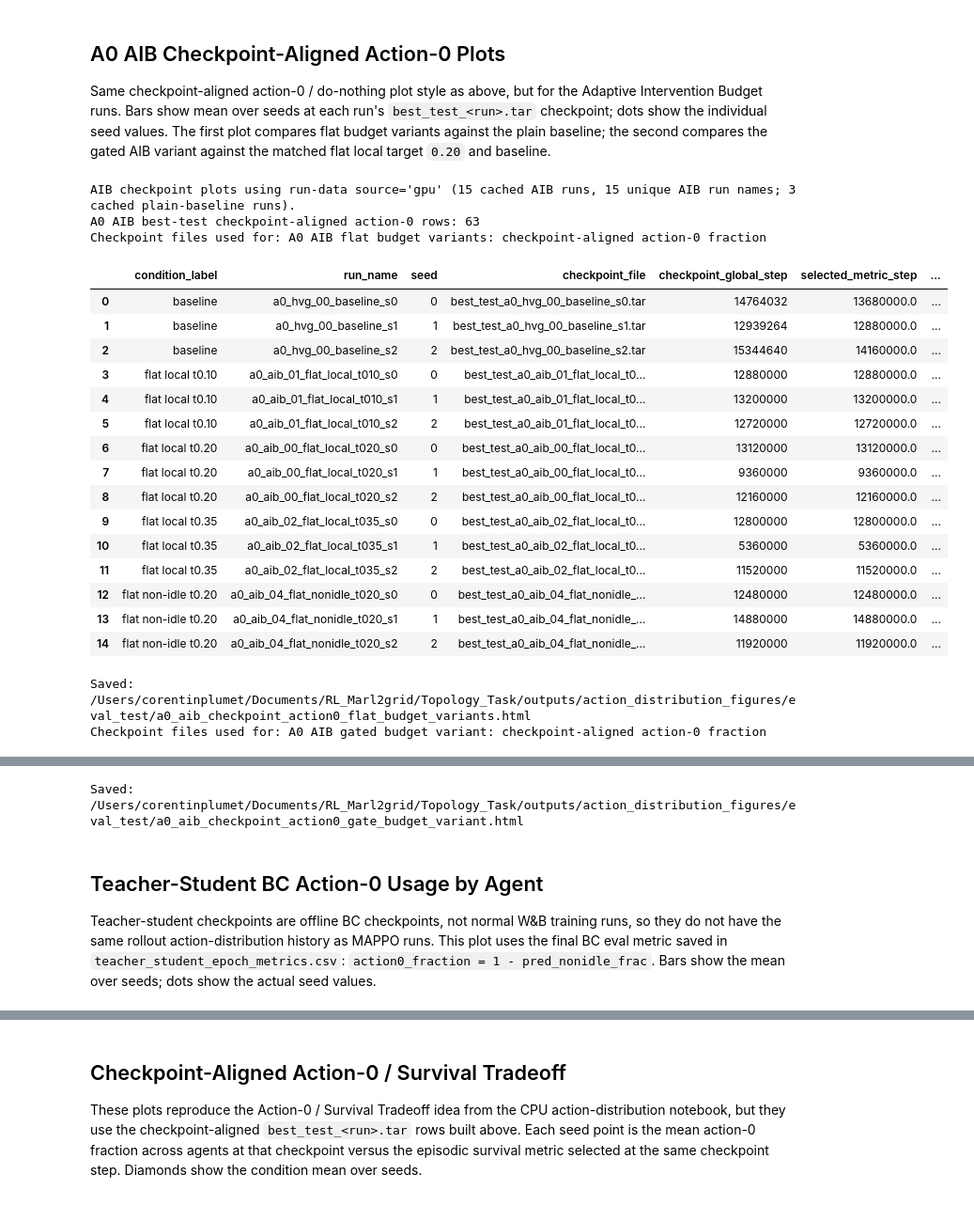
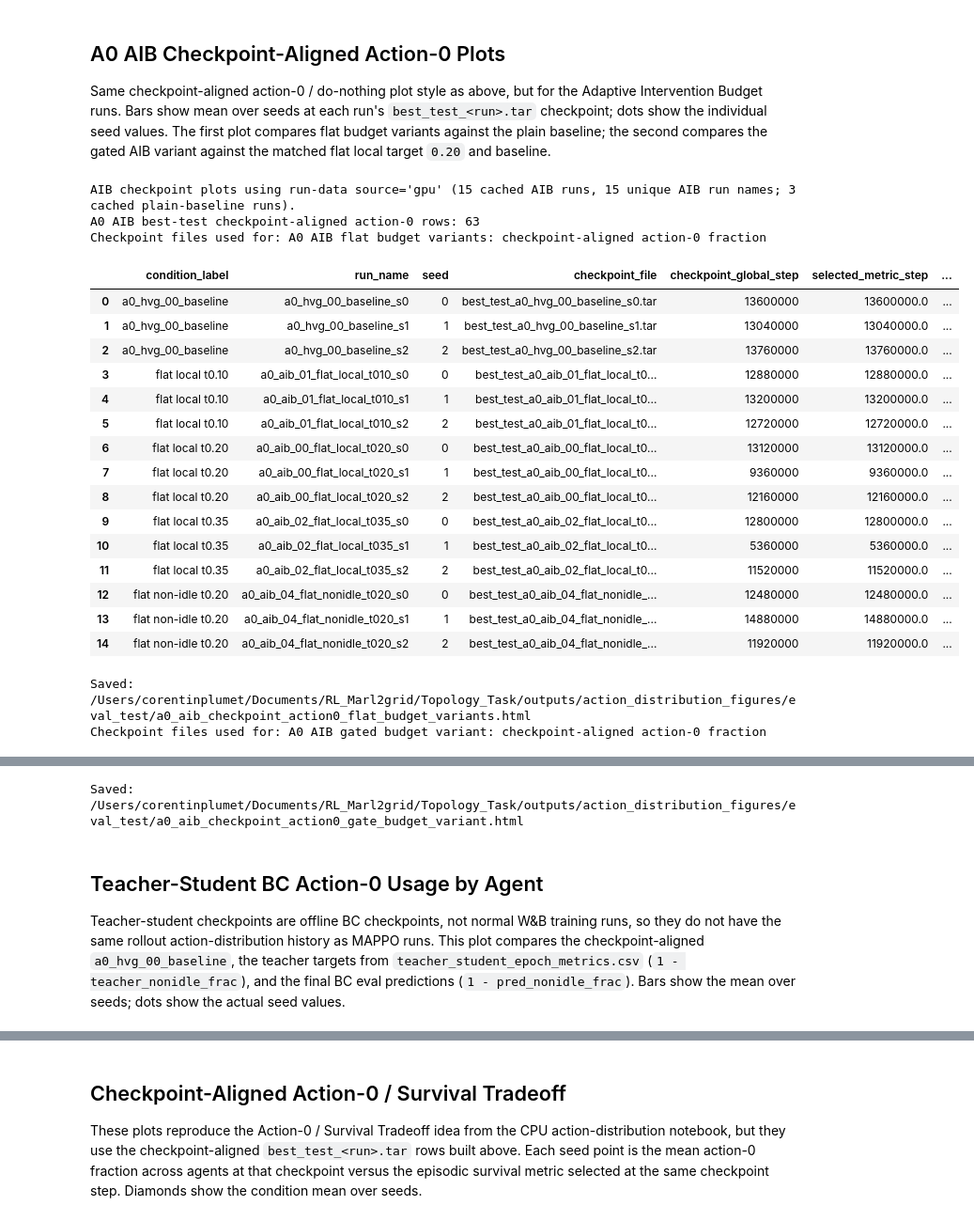
Before and after one commit to corentinplumet/RL_Marl2grid, a Jupyter notebook: Topology_Task/analysis/metrics/notebooks/action_distribution/a0_full_test_checkpoint_action_distribution_plots.ipynb, the cells around one changed output, grey strips where cells are left out. Shown at 94% size. Saved outputs shown, nothing was run; the diff lists cells and outputs as text; code cells hidden in the pictures.

```diff
--- a/Topology_Task/analysis/metrics/notebooks/action_distribution/a0_full_test_checkpoint_action_distribution_plots.ipynb
+++ b/Topology_Task/analysis/metrics/notebooks/action_distribution/a0_full_test_checkpoint_action_distribution_plots.ipynb
@@ -511,7 +512,7 @@ else:
 
     baseline_action0_seed_average_audit = _display_checkpoint_audit(
         seed_average_source,
-        title="A0 HVG baseline: mean action 0 / do-nothing usage over seeds at best-test checkpoints",
+        title=f"A0 HVG {A0_HVG_BASELINE_LABEL}: mean action 0 / do-nothing usage over seeds at best-test checkpoints",
     )
 
     fig_a0_hvg_baseline_action0_seed_average = px.bar(
@@ -534,7 +535,7 @@ else:
             "agent": "agent",
             "mean_action0_fraction": "mean action 0 / do-nothing fraction",
         },
-        title="A0_baseline: mean action 0 / do-nothing usage over seeds at best-test checkpoints",
+        title=f"A0 {A0_HVG_BASELINE_LABEL}: mean action 0 / do-nothing usage over seeds at best-test checkpoints",
     )
     for seed, seed_data in seed_average_source.sort_values(["seed", "agent"]).groupby("seed", sort=True):
         fig_a0_hvg_baseline_action0_seed_average.add_trace(
@@ -1046,9 +1047,15 @@ Same checkpoint-aligned action-0 / do-nothing plot style as above, but for the S
 # %%
 A0_SPARSE16_CHECKPOINT_VARIANTS = [
     {
-        "family": "a0_sparse16_flat_p000",
-        "label": "flat p0.000",
+        "family": "a0_hvg_00_baseline",
+        "label": A0_HVG_BASELINE_LABEL,
         "plot_group": "flat",
+        "order": 0,
+    },
+    {
+        "family": "a0_hvg_00_baseline",
+        "label": A0_HVG_BASELINE_LABEL,
+        "plot_group": "gated",
         "order": 0,
     },
     {
@@ -1096,11 +1103,11 @@ A0_SPARSE16_CHECKPOINT_VARIANTS = [
 ]
 
 A0_SPARSE16_VARIANT_COLORS = {
-    "flat p0.000": "#1f77b4",
+    A0_HVG_BASELINE_LABEL: "#1f77b4",
     "flat p0.001": "#ff7f0e",
     "flat p0.003": "#2ca02c",
     "flat p0.010": "#d62728",
-    "gated p0.000": "#1f77b4",
+    "gated p0.000": "#8dc8f3",
     "gated p0.001": "#ff7f0e",
     "gated p0.003": "#2ca02c",
     "gated p0.010": "#d62728",
@@ -1110,14 +1117,14 @@ A0_SPARSE16_VARIANT_COLORS = {
 A0_HVG_VARIANT_COLORS.update(A0_SPARSE16_VARIANT_COLORS)
 
 # Sparse16 exists in both CPU and GPU run-data folders. Keep one source slice so
-# identical run names are not counted twice. If RUN_DATA_SOURCE is already set to
-# "cpu" or "gpu" at the top of the notebook, this follows that setting.
+# identical run names are not counted twice. Unsplit folders, such as
+# a0_hvg_00_baseline, are kept as shared comparison rows.
 SPARSE16_CHECKPOINT_RUN_DATA_SOURCE = adm._normalize_run_data_source(RUN_DATA_SOURCE) or "gpu"
 _sparse16_selected_runs_original = ctx["selected_runs"]
 _sparse16_selected_runs = adm._filter_rows_by_run_data_source(
     _sparse16_selected_runs_original,
     SPARSE16_CHECKPOINT_RUN_DATA_SOURCE,
-    keep_unsplit=False,
+    keep_unsplit=True,
 )
 if _sparse16_selected_runs.empty:
     print(
@@ -1127,10 +1134,12 @@ if _sparse16_selected_runs.empty:
     _sparse16_selected_runs = _sparse16_selected_runs_original
 else:
     _sparse16_source_mask = _sparse16_selected_runs["run_name"].fillna("").astype(str).str.startswith("a0_sparse16_")
+    _sparse16_baseline_source_mask = _sparse16_selected_runs["run_name"].fillna("").astype(str).str.startswith(f"{A0_HVG_BASELINE_LABEL}_")
     print(
         f"Sparse16 checkpoint plots using run-data source={SPARSE16_CHECKPOINT_RUN_DATA_SOURCE!r} "
         f"({_sparse16_source_mask.sum()} cached Sparse16 runs, "
-        f"{_sparse16_selected_runs.loc[_sparse16_source_mask, 'run_name'].nunique()} unique Sparse16 run names)."
+        f"{_sparse16_selected_runs.loc[_sparse16_source_mask, 'run_name'].nunique()} unique Sparse16 run names; "
+        f"{_sparse16_baseline_source_mask.sum()} cached {A0_HVG_BASELINE_LABEL} runs)."
     )
 
 ctx["selected_runs"] = _sparse16_selected_runs
@@ -1152,7 +1161,7 @@ elif not sparse16_checkpoint_action0_missing.empty:
 fig_a0_sparse16_checkpoint_action0_flat, a0_sparse16_checkpoint_action0_flat_summary = _plot_checkpoint_action0_grouped_bars(
     sparse16_checkpoint_action0_by_seed,
     plot_group="flat",
-    labels=["flat p0.000", "flat p0.001", "flat p0.003", "flat p0.010"],
+    labels=[A0_HVG_BASELINE_LABEL, "flat p0.001", "flat p0.003", "flat p0.010"],
     title="A0 Sparse16 flat: checkpoint-aligned action-0 fraction by intervention penalty",
     save_name="a0_sparse16_checkpoint_action0_flat_penalties",
 )
@@ -1160,7 +1169,7 @@ fig_a0_sparse16_checkpoint_action0_flat, a0_sparse16_checkpoint_action0_flat_sum
 fig_a0_sparse16_checkpoint_action0_gated, a0_sparse16_checkpoint_action0_gated_summary = _plot_checkpoint_action0_grouped_bars(
     sparse16_checkpoint_action0_by_seed,
     plot_group="gated",
-    labels=["gated p0.000", "gated p0.001", "gated p0.003", "gated p0.010"],
+    labels=[A0_HVG_BASELINE_LABEL, "gated p0.000", "gated p0.001", "gated p0.003", "gated p0.010"],
     title="A0 Sparse16 gated: checkpoint-aligned action-0 fraction by intervention penalty",
     save_name="a0_sparse16_checkpoint_action0_gated_penalties",
 )
@@ -1208,7 +1220,7 @@ Same checkpoint-aligned action-0 / do-nothing plot style as above, but for the A
 A0_AIB_CHECKPOINT_VARIANTS = [
     {
         "family": "a0_hvg_00_baseline",
-        "label": "baseline",
+        "label": A0_HVG_BASELINE_LABEL,
         "plot_group": "flat",
         "order": 0,
     },
@@ -1251,7 +1263,7 @@ A0_AIB_CHECKPOINT_VARIANTS = [
 ]
 
 A0_AIB_VARIANT_COLORS = {
-    "baseline": "#1f77b4",
+    A0_HVG_BASELINE_LABEL: "#1f77b4",
     "flat local t0.20": "#ff7f0e",
     "flat local t0.10": "#2ca02c",
     "flat local t0.35": "#d62728",
@@ -1298,38 +1310,38 @@ finally:
 print(f"A0 AIB best-test checkpoint-aligned action-0 rows: {len(aib_checkpoint_action0_by_seed)}")
 if SHOW_DIAGNOSTIC_TABLES:
     display(aib_checkpoint_action0_by_seed.sort_values(["plot_group", "order", "seed", "agent"]))
     if not aib_checkpoint_action0_missing.empty:
         print("Missing / skipped A0 AIB checkpoint-aligned rows:")
         display(aib_checkpoint_action0_missing)
 elif not aib_checkpoint_action0_missing.empty:
     print(f"A0 AIB missing/skipped rows hidden: {len(aib_checkpoint_action0_missing)}. Set SHOW_DIAGNOSTIC_TABLES=True to inspect them.")
 
 fig_a0_aib_checkpoint_action0_flat, a0_aib_checkpoint_action0_flat_summary = _plot_checkpoint_action0_grouped_bars(
     aib_checkpoint_action0_by_seed,
     plot_group="flat",
-    labels=["baseline", "flat local t0.10", "flat local t0.20", "flat local t0.35", "flat non-idle t0.20"],
+    labels=[A0_HVG_BASELINE_LABEL, "flat local t0.10", "flat local t0.20", "flat local t0.35", "flat non-idle t0.20"],
     title="A0 AIB flat budget variants: checkpoint-aligned action-0 fraction",
     save_name="a0_aib_checkpoint_action0_flat_budget_variants",
 )
 
 fig_a0_aib_checkpoint_action0_gate, a0_aib_checkpoint_action0_gate_summary = _plot_checkpoint_action0_grouped_bars(
     aib_checkpoint_action0_by_seed,
     plot_group="gate",
-    labels=["baseline", "flat local t0.20", "gate h-greedy t0.20"],
+    labels=[A0_HVG_BASELINE_LABEL, "flat local t0.20", "gate h-greedy t0.20"],
     title="A0 AIB gated budget variant: checkpoint-aligned action-0 fraction",
     save_name="a0_aib_checkpoint_action0_gate_budget_variant",
 )
 
 # display(fig_a0_aib_checkpoint_action0_flat)
 # fig_a0_aib_checkpoint_action0_gate
 # %% [output]
 AIB checkpoint plots using run-data source='gpu' (15 cached AIB runs, 15 unique AIB run names; 3 cached plain-baseline runs).
 A0 AIB best-test checkpoint-aligned action-0 rows: 63
 Checkpoint files used for: A0 AIB flat budget variants: checkpoint-aligned action-0 fraction
 |  | condition_label | run_name | seed | checkpoint_file | checkpoint_global_step | selected_metric_step | ... |
-| 0 | baseline | a0_hvg_00_baseline_s0 | 0 | best_test_a0_hvg_00_baseline_s0.tar | 14764032 | 13680000.0 | ... |
-| 1 | baseline | a0_hvg_00_baseline_s1 | 1 | best_test_a0_hvg_00_baseline_s1.tar | 12939264 | 12880000.0 | ... |
-| 2 | baseline | a0_hvg_00_baseline_s2 | 2 | best_test_a0_hvg_00_baseline_s2.tar | 15344640 | 14160000.0 | ... |
+| 0 | a0_hvg_00_baseline | a0_hvg_00_baseline_s0 | 0 | best_test_a0_hvg_00_baseline_s0.tar | 13600000 | 13600000.0 | ... |
+| 1 | a0_hvg_00_baseline | a0_hvg_00_baseline_s1 | 1 | best_test_a0_hvg_00_baseline_s1.tar | 13040000 | 13040000.0 | ... |
+| 2 | a0_hvg_00_baseline | a0_hvg_00_baseline_s2 | 2 | best_test_a0_hvg_00_baseline_s2.tar | 13760000 | 13760000.0 | ... |
 | 3 | flat local t0.10 | a0_aib_01_flat_local_t010_s0 | 0 | best_test_a0_aib_01_flat_local_t0... | 12880000 | 12880000.0 | ... |
 | 4 | flat local t0.10 | a0_aib_01_flat_local_t010_s1 | 1 | best_test_a0_aib_01_flat_local_t0... | 13200000 | 13200000.0 | ... |
 | 5 | flat local t0.10 | a0_aib_01_flat_local_t010_s2 | 2 | best_test_a0_aib_01_flat_local_t0... | 12720000 | 12720000.0 | ... |
@@ -1358,5 +1370,5 @@ Saved: /Users/corentinplumet/Documents/RL_Marl2grid/Topology_Task/outputs/action
 # %% [markdown]
 ## Teacher-Student BC Action-0 Usage by Agent
 
-Teacher-student checkpoints are offline BC checkpoints, not normal W&B training runs, so they do not have the same rollout action-distribution history as MAPPO runs. This plot uses the final BC eval metric saved in `teacher_student_epoch_metrics.csv`: `action0_fraction = 1 - pred_nonidle_frac`. Bars show the mean over seeds; dots show the actual seed values.
+Teacher-student checkpoints are offline BC checkpoints, not normal W&B training runs, so they do not have the same rollout action-distribution history as MAPPO runs. This plot compares the checkpoint-aligned `a0_hvg_00_baseline`, the teacher targets from `teacher_student_epoch_metrics.csv` (`1 - teacher_nonidle_frac`), and the final BC eval predictions (`1 - pred_nonidle_frac`). Bars show the mean over seeds; dots show the actual seed values.
 # %%
```
Also changed, not shown: parts of 10 cells of this notebook, 22 other files.
